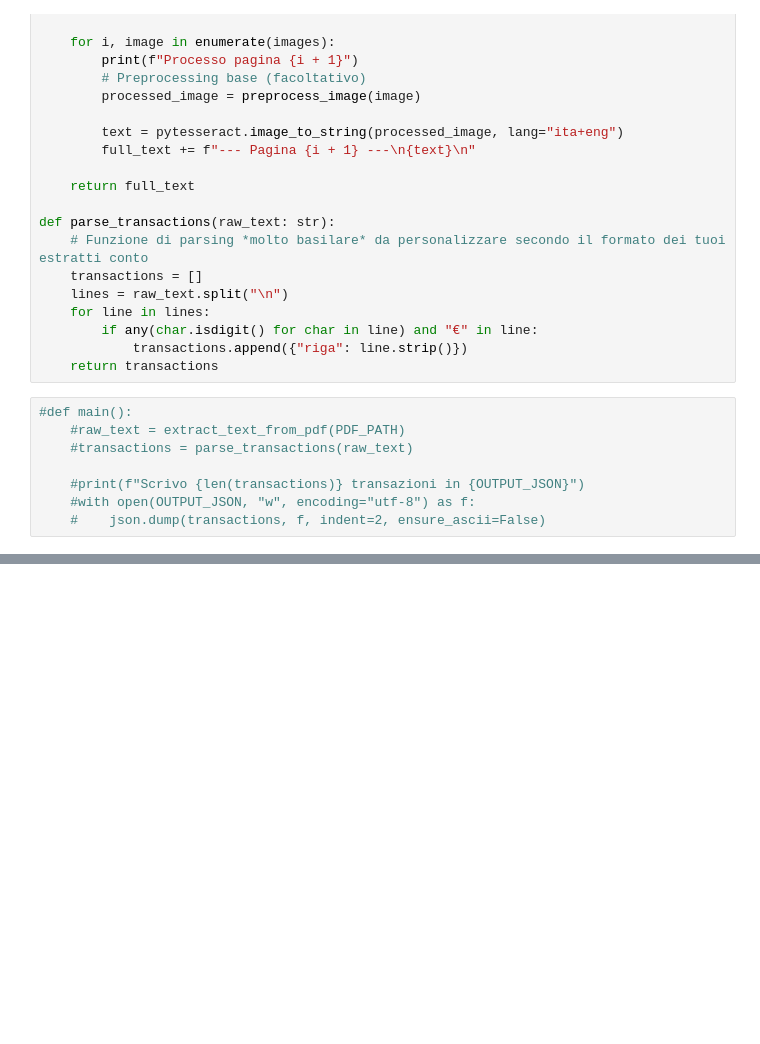
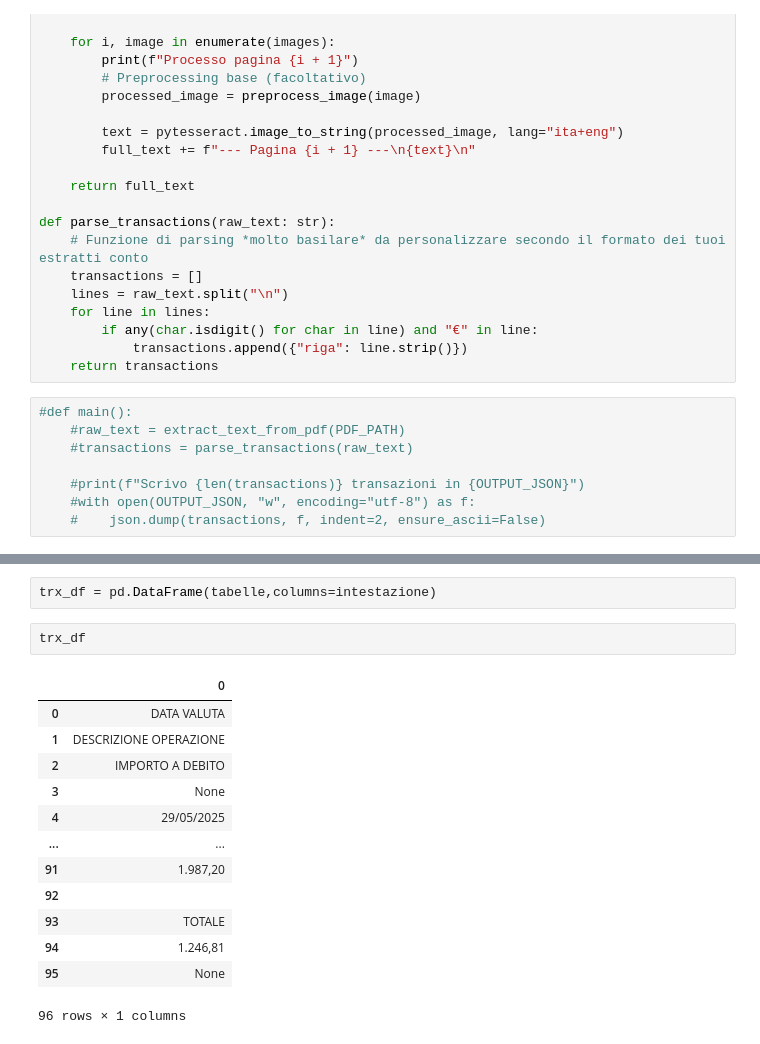
Before and after one commit to RinaldiLuca/monitor-finanze, a Jupyter notebook: test.ocr.ipynb, the cells around one changed output, grey strips where cells are left out. Saved outputs shown, nothing was run; the diff lists cells and outputs as text; blank space fills up the shorter version.

```diff
--- a/test.ocr.ipynb
+++ b/test.ocr.ipynb
@@ -86,0 +123,18 @@ DATA OPERAZIONE DATA VALUTA DESCRIZIONE OPERAZIONE IMPORTO A DEBITO IMPORTO A CR
+# %%
+trx_df = pd.DataFrame(tabelle,columns=intestazione)
+# %%
+trx_df
+# %% [output]
+|  | 0 |
+| 0 | DATA VALUTA |
+| 1 | DESCRIZIONE OPERAZIONE |
+| 2 | IMPORTO A DEBITO |
+| 3 | None |
+| 4 | 29/05/2025 |
+| ... | ... |
+| 91 | 1.987,20 |
+| 92 |  |
+| 93 | TOTALE |
+| 94 | 1.246,81 |
+| 95 | None |
+96 rows × 1 columns
```
Also changed, not shown: parts of 12 cells of this notebook, 1 other file.
